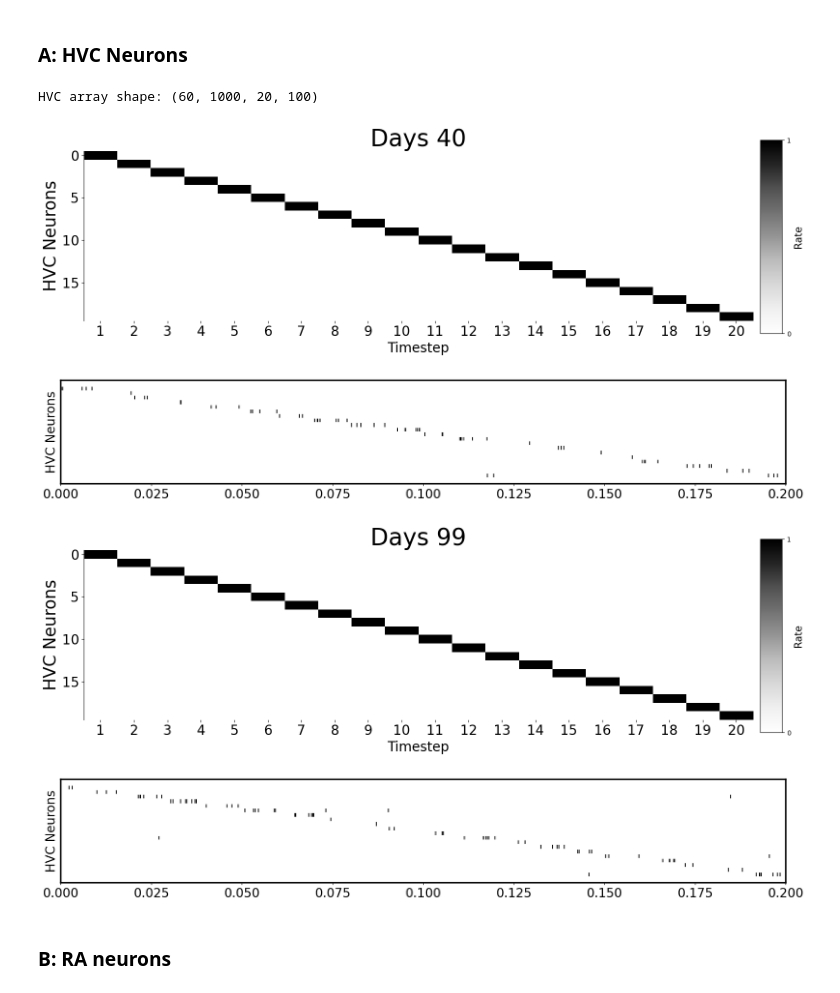
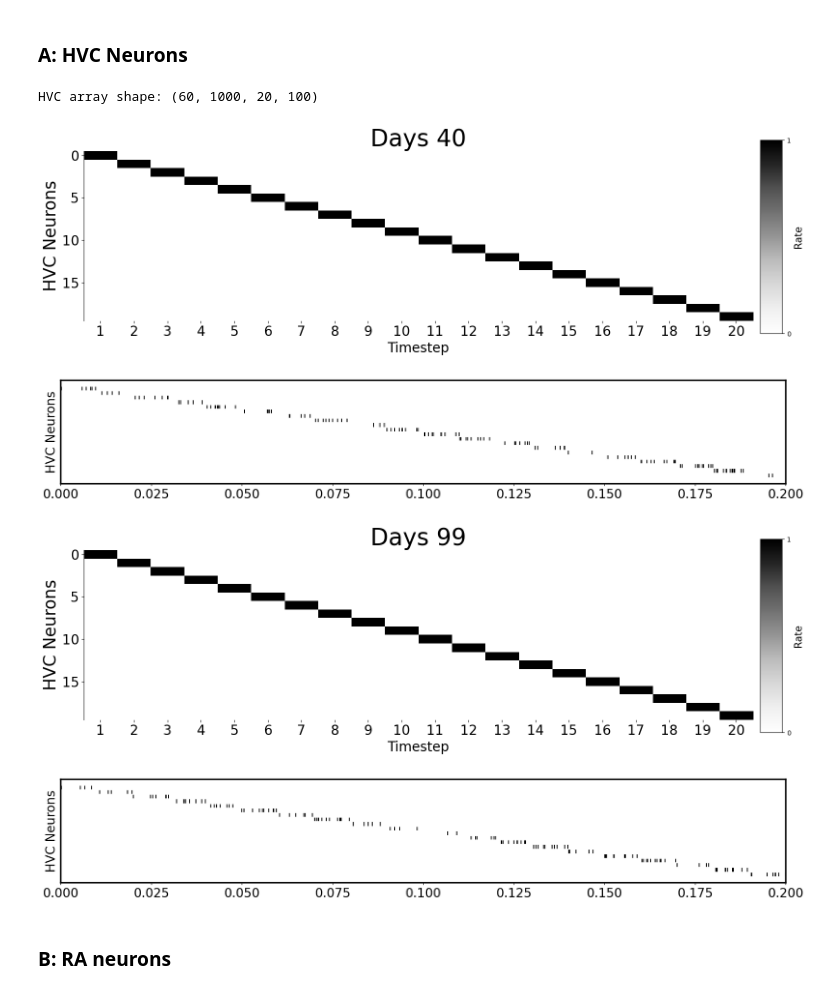
Before and after one commit to AtharvSuryawanshi/Dual_Pathway_RL_songbird, a Jupyter notebook: Figures/Figure_6.ipynb, the cells around one changed output. Saved outputs shown, nothing was run; the diff lists cells and outputs as text; code cells hidden in the pictures.

```diff
--- a/Figures/Figure_6.ipynb
+++ b/Figures/Figure_6.ipynb
@@ -112,7 +112,7 @@ def poisson_eventplot_from_rates(
     rate_array,
     bin_size_ms,
     rate_max=400,
-    rate_min = 0.6,
+    rate_min = 0,
     refractory_ms=0.0,
     seed=None,
 ):
@@ -229,7 +229,7 @@ def plot_HVC_motifs_days_rate(day):
     plt.tight_layout()
     plt.show()
 
-def plot_HVC_motifs_on_day_spike(day, seed=None, rate_max=400, rate_min=0.6):
+def plot_HVC_motifs_on_day_spike(day, seed=None, rate_max=400/0.6, rate_min=0):
     """ Plots the model output over time. """
     alphabets = ['A', 'B', 'C', 'D', 'E', 'F', 'G', 'H', 'I', 'J']
     figure, (ax1) = plt.subplots(1, figsize=(15,3))
@@ -267,37 +267,37 @@ def plot_HVC_motifs_on_day_spike(day, seed=None, rate_max=400, rate_min=0.6):
     # ax1.set_xticks(np.arange(50, N_SYLL*nos_trials_per_day*5*spike_bins, N_SYLL*nos_trials_per_day*spike_bins), day +40 + np.arange(0, 5,1), fontsize=15)
     ax1.tick_params(labelsize=20)
     # ax1.set_title(f'Day {day+40}', fontsize=20)
     ax1.set_ylabel('HVC Neurons', fontsize=20)
     # ax1.set_xlabel('Time (ms)', fontsize=20)
     for spine in ax1.spines.values():
         spine.set_linewidth(2.5)
         spine.set_color('black')
     # ax1.spines['top'].set_visible(False)
     # ax1.spines['right'].set_visible(False)
     # ax1.spines['bottom'].set_visible(False)
 # # === Add timescale bar below axis (xlabel region) ===
 #     scalebar_len = 20  # ms
 #     bar_x0 = 0.8       # left position in figure coords (0 = far left, 1 = far right)
 #     bar_width = 0.05    # width in figure coords
 #     bar_y = -0.0      # vertical position below the axis
 
 #     figure.text(bar_x0, bar_y, '|' + '―'*2 + '|', fontsize=18, ha='left', va='center')
 #     figure.text(bar_x0 + bar_width/2, bar_y - 0.1, f'{scalebar_len} ms',
 #                 ha='center', va='top', fontsize=18)
 #     plt.tight_layout()
 #     plt.show()
 
 plot_HVC_motifs_days_rate(day=0)
-plot_HVC_motifs_on_day_spike(day=0, seed=42, rate_max=400, rate_min=0.6)
+plot_HVC_motifs_on_day_spike(day=0, seed=42, rate_max=400/0.6, rate_min=0)
 
 plot_HVC_motifs_days_rate(day=59)
-plot_HVC_motifs_on_day_spike(day=59, seed=43, rate_max=400, rate_min=0.6)
+plot_HVC_motifs_on_day_spike(day=59, seed=43, rate_max=400/0.6, rate_min=0)
 # %% [output]
 HVC array shape: (60, 1000, 20, 100)
 [figure]
-[figure, old version]
+[figure, new version]
 [figure]
-[figure, old version]
+[figure, new version]
 # %% [markdown]
 ### B: RA neurons
 # %%
```
Also changed, not shown: parts of 3 cells of this notebook.
